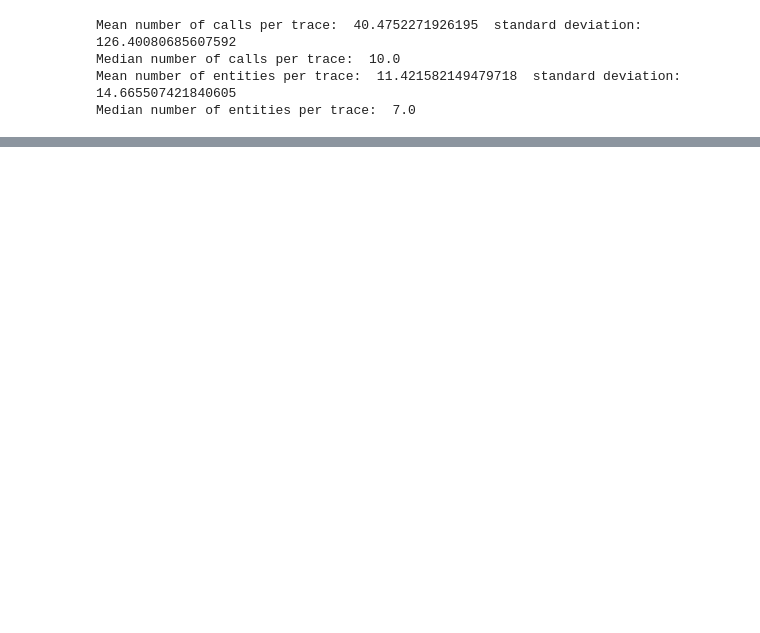
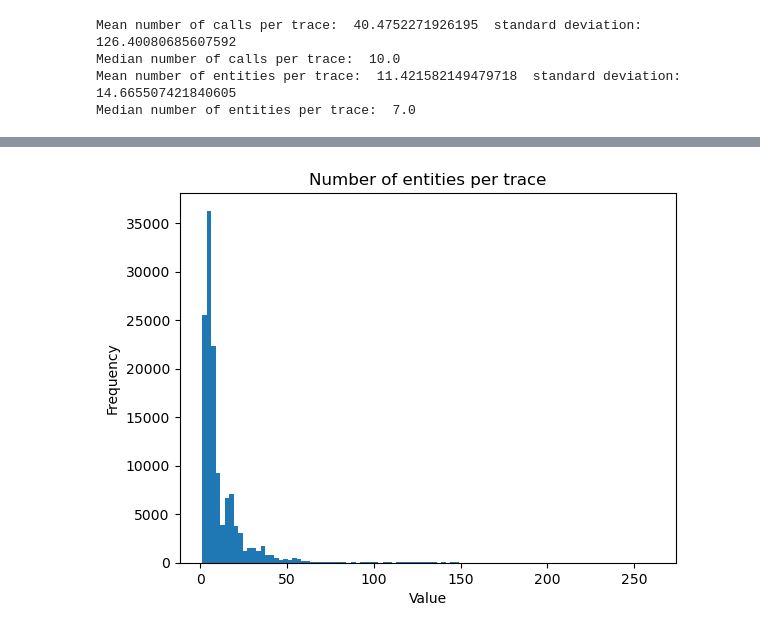
Before and after one commit to GianlucaRub/Master-Thesis, a Jupyter notebook: Alibaba experiments/Gianluca - Trace Exploration Alibaba 0.ipynb, the cells around one changed output, grey strips where cells are left out. Saved outputs shown, nothing was run; the diff lists cells and outputs as text; code cells hidden in the pictures; blank space fills up the shorter version.

```diff
--- a/Alibaba experiments/Gianluca - Trace Exploration Alibaba 0.ipynb
+++ b/Alibaba experiments/Gianluca - Trace Exploration Alibaba 0.ipynb
@@ -97,0 +125,3 @@ from statistics import mean,median,stdev
+# %%
+entities_df=pd.read_csv('MSCallGraph_0_traces_entities.csv')
+entities_df
@@ -107,0 +177,11 @@ Median number of entities per trace:  7.0
+# %%
+plt.hist(traces_entities,bins=100)
+# Set the labels and title
+plt.xlabel('Value')
+plt.ylabel('Frequency')
+plt.title('Number of entities per trace')
+
+# Show the plot
+plt.show()
+# %% [output]
+[figure, added]
```
Also changed, not shown: parts of 14 cells of this notebook, 2 other files.
